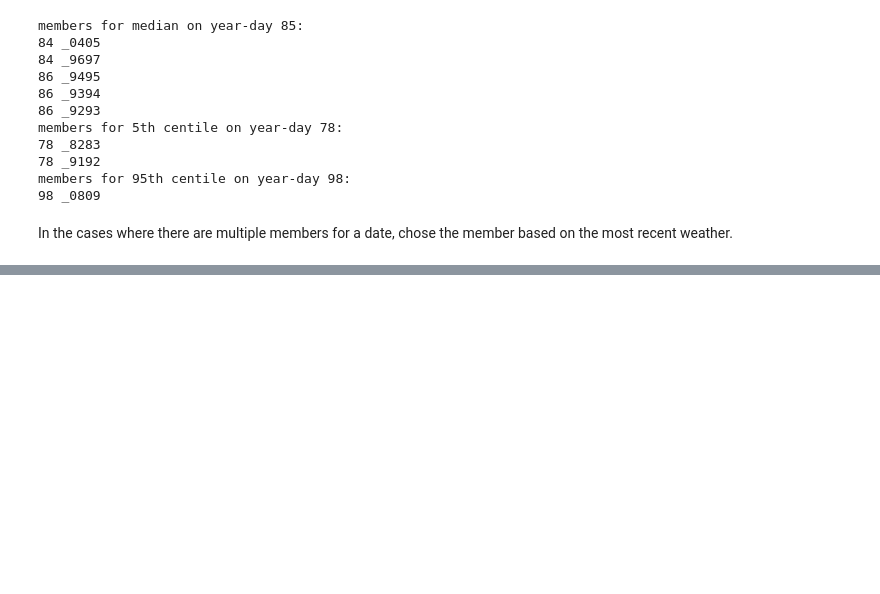
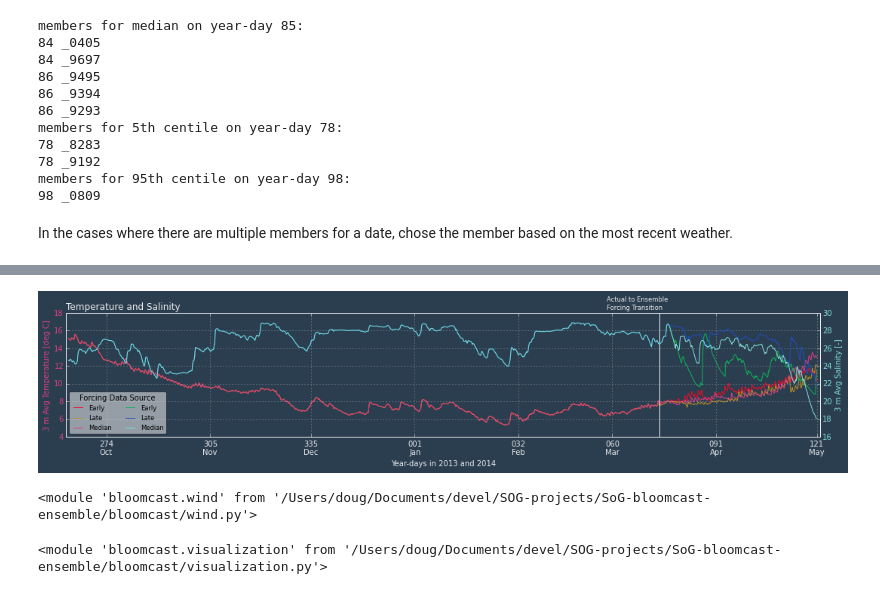
Before and after one commit to SalishSeaCast/SOG-Bloomcast-Ensemble, a Jupyter notebook: ensemble_analysis/ensemble_analysis.ipynb, the cells around one changed output, grey strips where cells are left out. Drawn from its saved outputs; the diff is of its cells as text; code cells hidden in the pictures; blank space fills up the shorter version.

```diff
--- a/ensemble_analysis/ensemble_analysis.ipynb
+++ b/ensemble_analysis/ensemble_analysis.ipynb
@@ -349,0 +383,47 @@ axes_left[2].set_xlabel('Year-days in 2103 and 2014', color=colors['axes'])
+# %%
+temperature, salinity = {}, {}
+temperature[1992] = bloomcast.utils.SOG_Timeseries('../run/timeseries/std_phys_2014_bloomcast.out_9192')
+temperature[1992].read_data('time', '3 m avg temperature')
+temperature[1992].calc_mpl_dates(run_start_date)
+temperature[2005] = bloomcast.utils.SOG_Timeseries('../run/timeseries/std_phys_2014_bloomcast.out_0405')
+temperature[2005].read_data('time', '3 m avg temperature')
+temperature[2005].calc_mpl_dates(run_start_date)
+temperature[2009] = bloomcast.utils.SOG_Timeseries('../run/timeseries/std_phys_2014_bloomcast.out_0809')
+temperature[2009].read_data('time', '3 m avg temperature')
+temperature[2009].calc_mpl_dates(run_start_date)
+
+salinity[1992] = bloomcast.utils.SOG_Timeseries('../run/timeseries/std_phys_2014_bloomcast.out_9192')
+salinity[1992].read_data('time', '3 m avg salinity')
+salinity[1992].calc_mpl_dates(run_start_date)
+salinity[2005] = bloomcast.utils.SOG_Timeseries('../run/timeseries/std_phys_2014_bloomcast.out_0405')
+salinity[2005].read_data('time', '3 m avg salinity')
+salinity[2005].calc_mpl_dates(run_start_date)
+salinity[2009] = bloomcast.utils.SOG_Timeseries('../run/timeseries/std_phys_2014_bloomcast.out_0809')
+salinity[2009].read_data('time', '3 m avg salinity')
+salinity[2009].calc_mpl_dates(run_start_date)
+
+colors['temperature'] = '#D83F83'
+colors['salinity'] = '#82DCDC'
+# %%
+colors['temperature_lines'] = {
+    'early': '#F00C27',
+    'median': '#D83F83',
+    'late': '#BD9122',
+}
+colors['salinity_lines'] = {
+   'early': '#0EB256',
+    'median': '#82DCDC',
+    'late': '#224EBD',
+}
+# %%
+fig = bloomcast.visualization.temperature_salinity_timeseries(
+    temperature, salinity, colors,
+    data_date, prediction, new_bloom_dates, ('3 m Avg Temperature [deg C]', '3 m Avg Salinity [-]'))
+canvas = matplotlib.backends.backend_agg.FigureCanvasAgg(fig)
+fig
+# %% [output]
+[figure, added]
+# %%
+imp.reload(bloomcast.wind)
+# %% [output]
+<module 'bloomcast.wind' from '/Users/doug/Documents/devel/SOG-projects/SoG-bloomcast-ensemble/bloomcast/wind.py'>
@@ -349,0 +443,5 @@ axes_left[2].set_xlabel('Year-days in 2103 and 2014', color=colors['axes'])
+# %%
+import imp
+imp.reload(bloomcast.visualization)
+# %% [output]
+<module 'bloomcast.visualization' from '/Users/doug/Documents/devel/SOG-projects/SoG-bloomcast-ensemble/bloomcast/visualization.py'>
```
Also changed, not shown: parts of 9 cells of this notebook.
